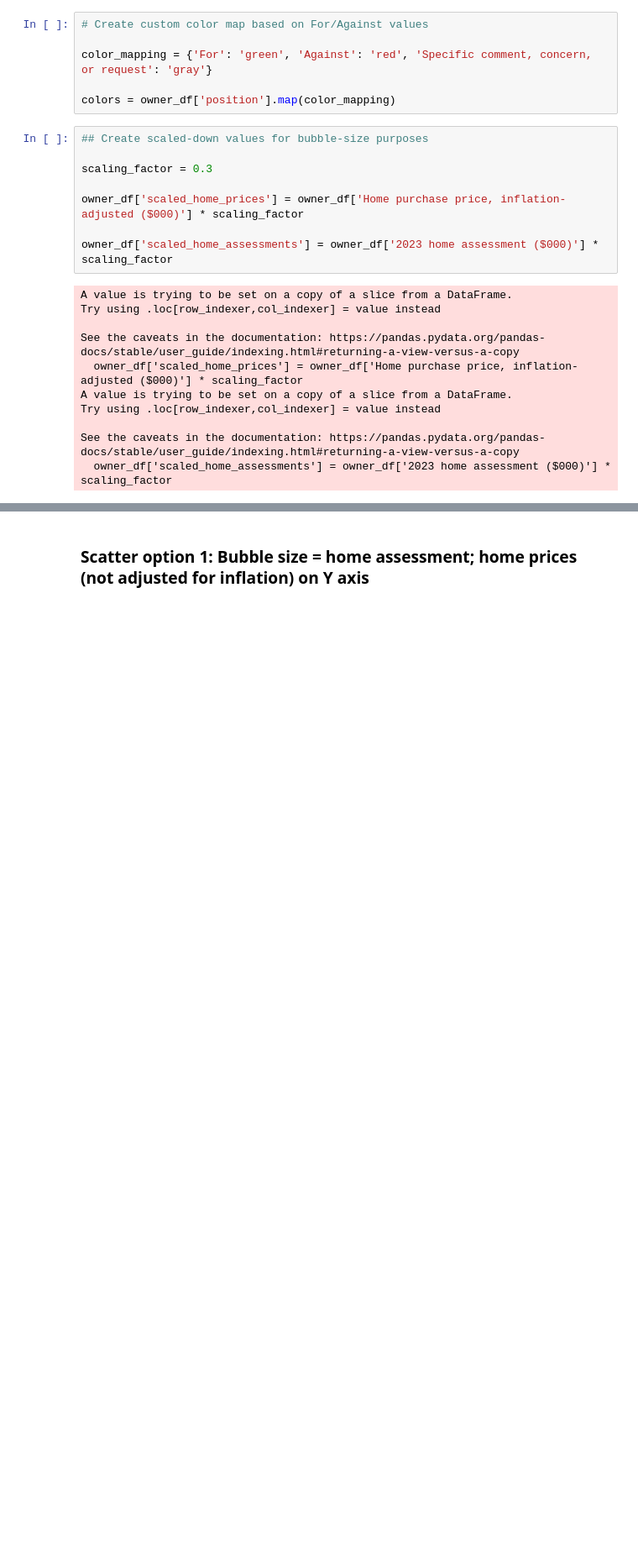
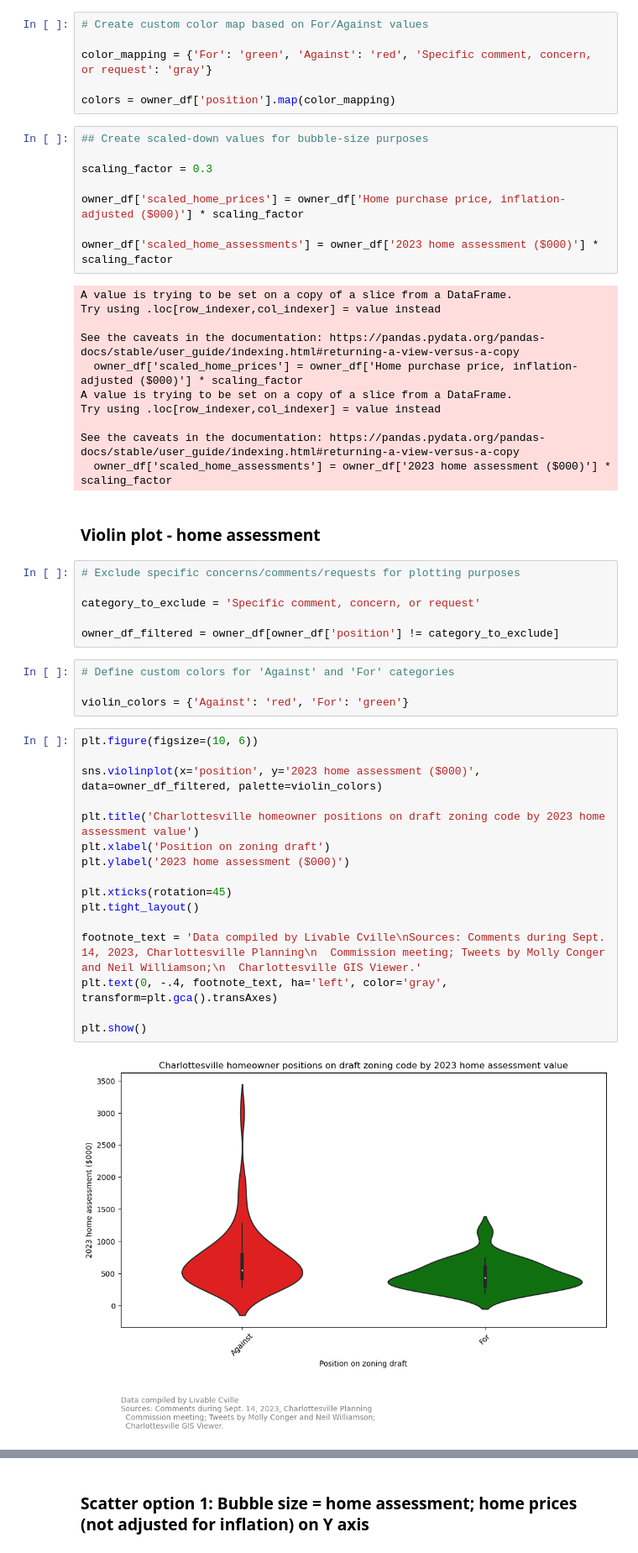
Before and after one commit to Katidian/zoning, a Jupyter notebook: zoning_yea_nay.ipynb, the cells around one changed output, grey strips where cells are left out. Shown: that part at 84% size. Saved outputs shown, nothing was run; the diff lists cells and outputs as text; blank space fills up the shorter version.

Commit message:
Add violin plots, image files

```diff
--- a/zoning_yea_nay.ipynb
+++ b/zoning_yea_nay.ipynb
@@ -185,3 +186,33 @@ Try using .loc[row_indexer,col_indexer] = value instead
 
 See the caveats in the documentation: https://pandas.pydata.org/pandas-docs/stable/user_guide/indexing.html#returning-a-view-versus-a-copy
   owner_df['scaled_home_assessments'] = owner_df['2023 home assessment ($000)'] * scaling_factor
+# %% [markdown]
+### Violin plot - home assessment
+# %%
+# Exclude specific concerns/comments/requests for plotting purposes
+
+category_to_exclude = 'Specific comment, concern, or request'
+
+owner_df_filtered = owner_df[owner_df['position'] != category_to_exclude]
+# %%
+# Define custom colors for 'Against' and 'For' categories
+
+violin_colors = {'Against': 'red', 'For': 'green'}
+# %%
+plt.figure(figsize=(10, 6))
+
+sns.violinplot(x='position', y='2023 home assessment ($000)', data=owner_df_filtered, palette=violin_colors)
+
+plt.title('Charlottesville homeowner positions on draft zoning code by 2023 home assessment value')
+plt.xlabel('Position on zoning draft')
+plt.ylabel('2023 home assessment ($000)')
+
+plt.xticks(rotation=45)
+plt.tight_layout()
+
+footnote_text = 'Data compiled by Livable Cville\nSources: Comments during Sept. 14, 2023, Charlottesville Planning\n  Commission meeting; Tweets by Molly Conger and Neil Williamson;\n  Charlottesville GIS Viewer.'
+plt.text(0, -.4, footnote_text, ha='left', color='gray', transform=plt.gca().transAxes)
+
+plt.show()
+# %% [output]
+[figure, added]
```
Also changed, not shown: parts of 3 cells of this notebook, 6 other files.
